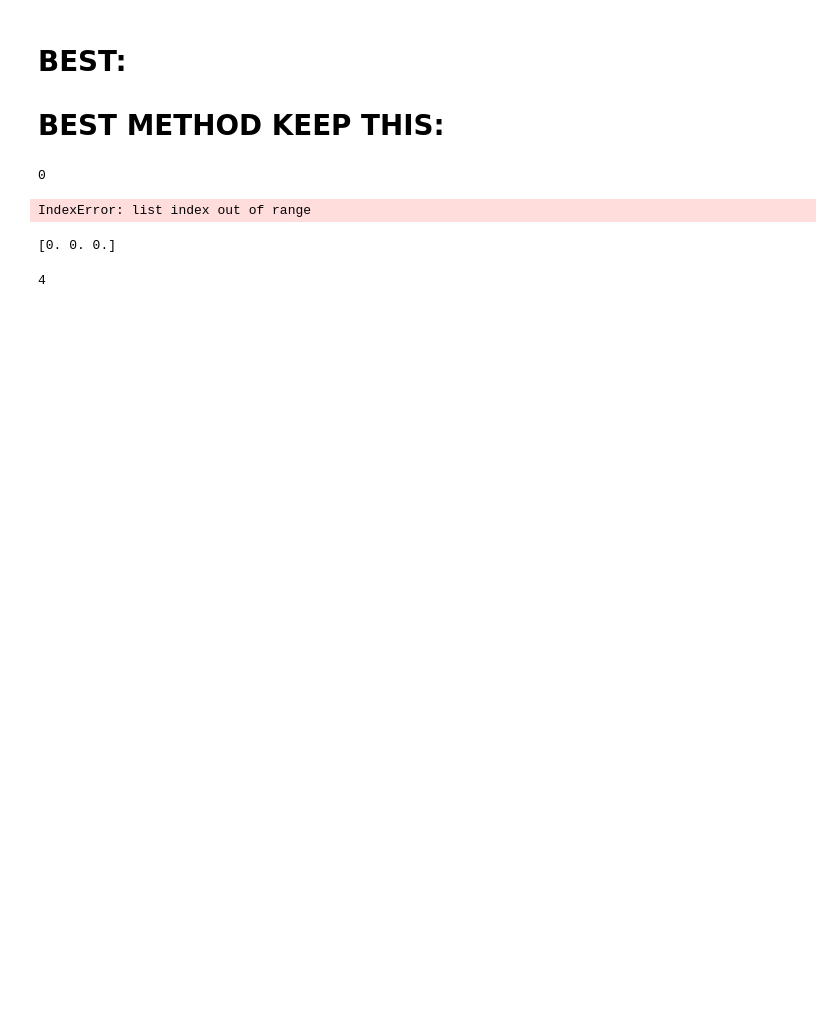
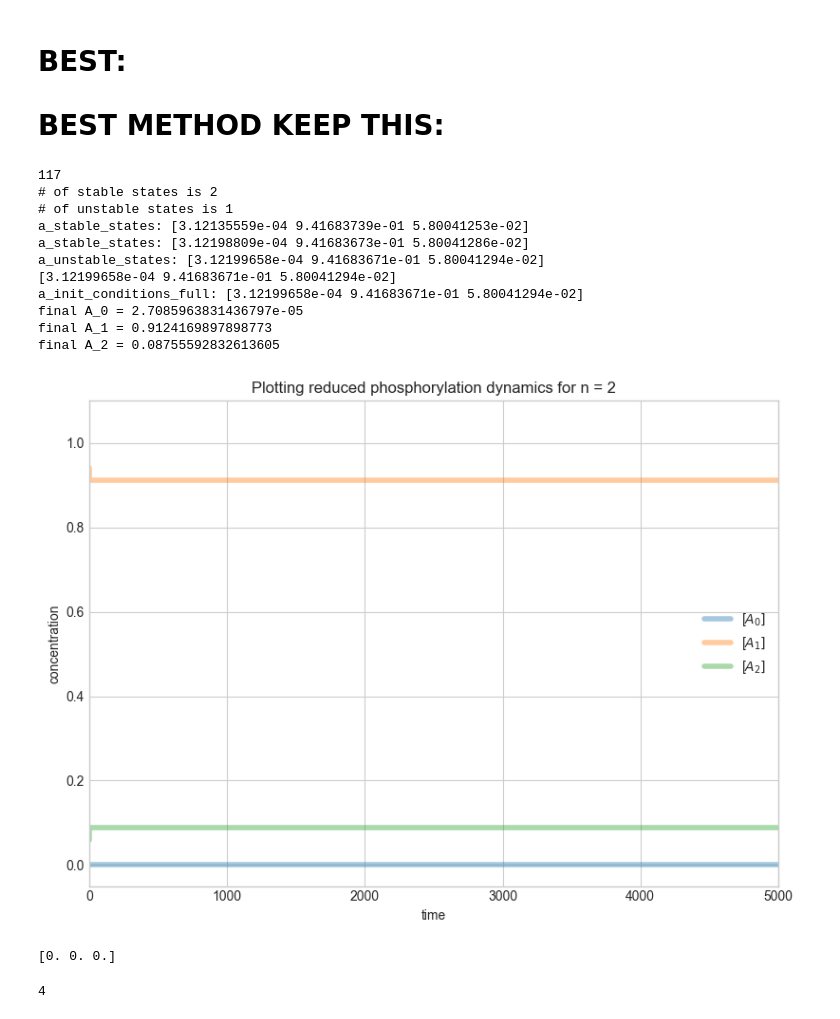
Before and after one commit to mattia0345/Research, a Jupyter notebook: PHOSPHORYLATION.ipynb, the cells around one changed output. Cells and saved outputs as stored; diff of their text form; code cells hidden in the pictures; blank space fills up the shorter version.

```diff
--- a/PHOSPHORYLATION.ipynb
+++ b/PHOSPHORYLATION.ipynb
@@ -220,11 +231,6 @@ def MATRIX_FINDER(n, alpha_matrix, beta_matrix, k_positive_rates, k_negative_rat
     G = Km + adjusted_alpha_mat.T
     H = Pm + adjusted_beta_mat.T
 
-    # U, s, Vt = np.linalg.svd(M)
-    # M_inv = (Vt.T * np.linalg.inv(S)) @ U.T
-    # U, s, Vt = np.linalg.svd(N)
-    # N_inv = (Vt.T * np.linalg.inv(S)) @ U.T
-
     M_inv = np.linalg.inv(M_mat); N_inv = np.linalg.inv(N_mat)
 
     L1 = G @ M_inv @ Q - Kp; L2 = H @ N_inv @ D - Pp
@@ -238,8 +244,8 @@ def phosphorylation_system_solver(parameters_tuple, initial_states_array, final_
     N = n + 1
 
     assert np.all(initial_states_array <= (a_tot + 1e-12))
-    # assert np.all(initial_states_array >= 0)
-    # assert np.all(initial_states_array <= a_tot)
+    assert np.all(initial_states_array >= 0)
+    assert np.all(initial_states_array <= a_tot)
 
     #### SCALING TIME
     initial_t = 0
@@ -459,38 +465,48 @@ def plotter(full_model_bool, index, final_t, file_name):
             if random.random() < 0.5:
                 pertubation_array = pertubation_array_creation(a_init_conditions_full, pertubation_parameter, True)
             else:
                 pertubation_array = pertubation_array_creation(a_init_conditions_full, pertubation_parameter, False)
             initial_states_array_full = np.concatenate([np.ravel(a_init_conditions_full + pertubation_array), np.ravel(b_init_conditions), np.ravel(c_init_conditions), np.ravel(x_init_condition), np.ravel(y_init_condition)]).astype(float)
             print(len(initial_states_array_full))
             parameters_tuple = (n, alpha_matrix, beta_matrix, k_positive_rates, k_negative_rates, p_positive_rates, p_negative_rates, a_tot_parameter, x_tot_parameter, y_tot_parameter)
             phosphorylation_system_solver(parameters_tuple, initial_states_array_full, final_t, full_model_bool)
 
         if full_model_bool == False:
             if random.random() < 0.5:
                 pertubation_array = pertubation_array_creation(a_init_conditions_reduced, pertubation_parameter, True)
             else:
                 pertubation_array = pertubation_array_creation(a_init_conditions_reduced, pertubation_parameter, False)
             # pertubation_array = np.zeros(N); pertubation_array[0] += 0.1; pertubation_array[N-1] += -0.1
             initial_states_array_reduced_random = a_init_conditions_reduced + pertubation_array
 
             # initial_states_array_reduced_random = np.random.rand(N)
             # initial_states_array_reduced_random = initial_states_array_reduced_random / np.sum(initial_states_array_reduced_random)
 
             # print(f"initial_states_array_random: {initial_states_array_reduced_random}")
             parameters_tuple = (n, alpha_matrix, beta_matrix, k_positive_rates, k_negative_rates, p_positive_rates, p_negative_rates, a_tot_parameter, x_tot_parameter, y_tot_parameter)
             phosphorylation_system_solver(parameters_tuple, initial_states_array_reduced_random, final_t, full_model_bool)
 
 # file_name = "multistability_parameters_5000_2.pkl"
-file_name = "multistability_parameters_3000_2.pkl"
+file_name = "multistability_parameters_4000_2.pkl"
 
-index = 2
+index = 3
 # subindex = 0
-full_model_bool = True
+full_model_bool = False
 final_t = 5000
 plotter(full_model_bool, index, final_t, file_name)
 # %% [output]
-0
+117
+# of stable states is 2
+# of unstable states is 1
+a_stable_states: [3.12135559e-04 9.41683739e-01 5.80041253e-02]
+a_stable_states: [3.12198809e-04 9.41683673e-01 5.80041286e-02]
+a_unstable_states: [3.12199658e-04 9.41683671e-01 5.80041294e-02]
+[3.12199658e-04 9.41683671e-01 5.80041294e-02]
+a_init_conditions_full: [3.12199658e-04 9.41683671e-01 5.80041294e-02]
+final A_0 = 2.7085963831436797e-05
+final A_1 = 0.9124169897898773
+final A_2 = 0.08755592832613605
-IndexError: list index out of range
+[figure, added]
 # %%
 ##################### constructing initial parameter vectors/matrices
 # gen = all_parameter_generation(n, "distributive", "gamma", (0.5, 1), verbose = False)
```
Also changed, not shown: parts of 1 cell of this notebook, 8 other files.
